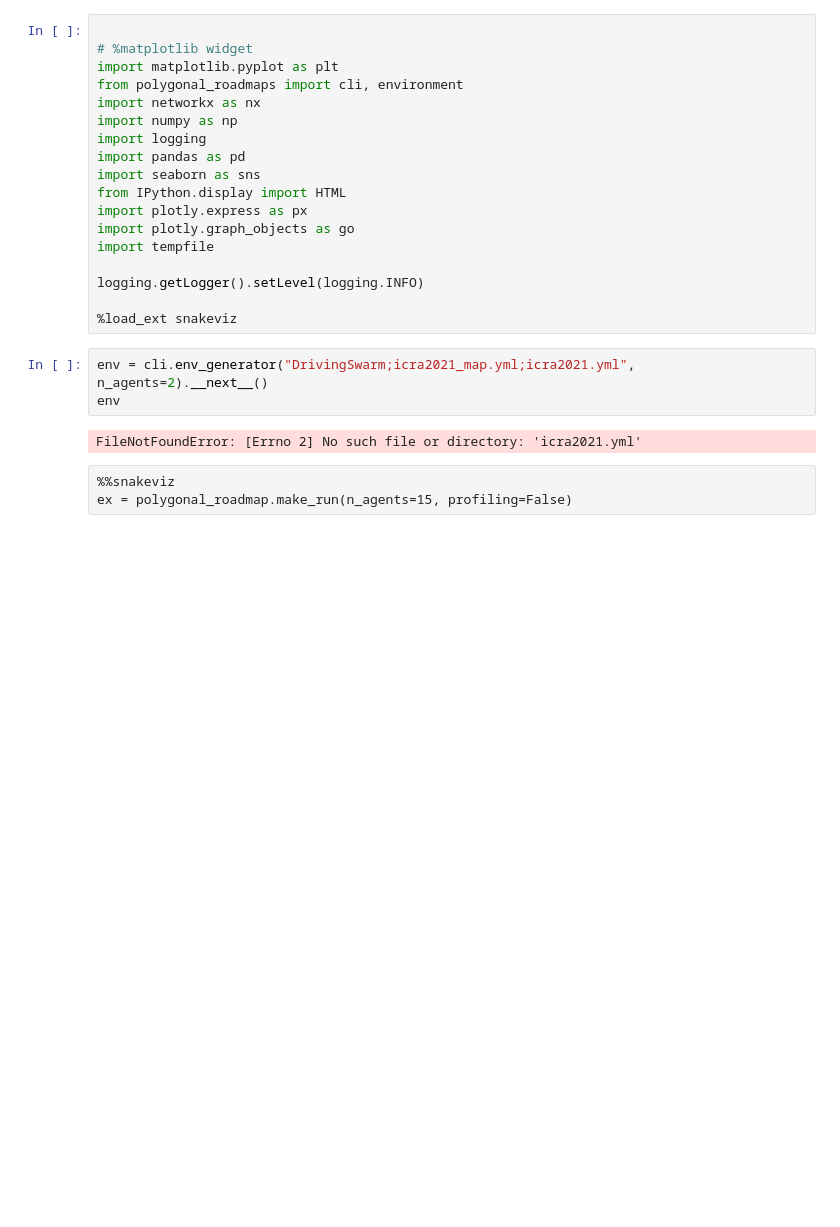
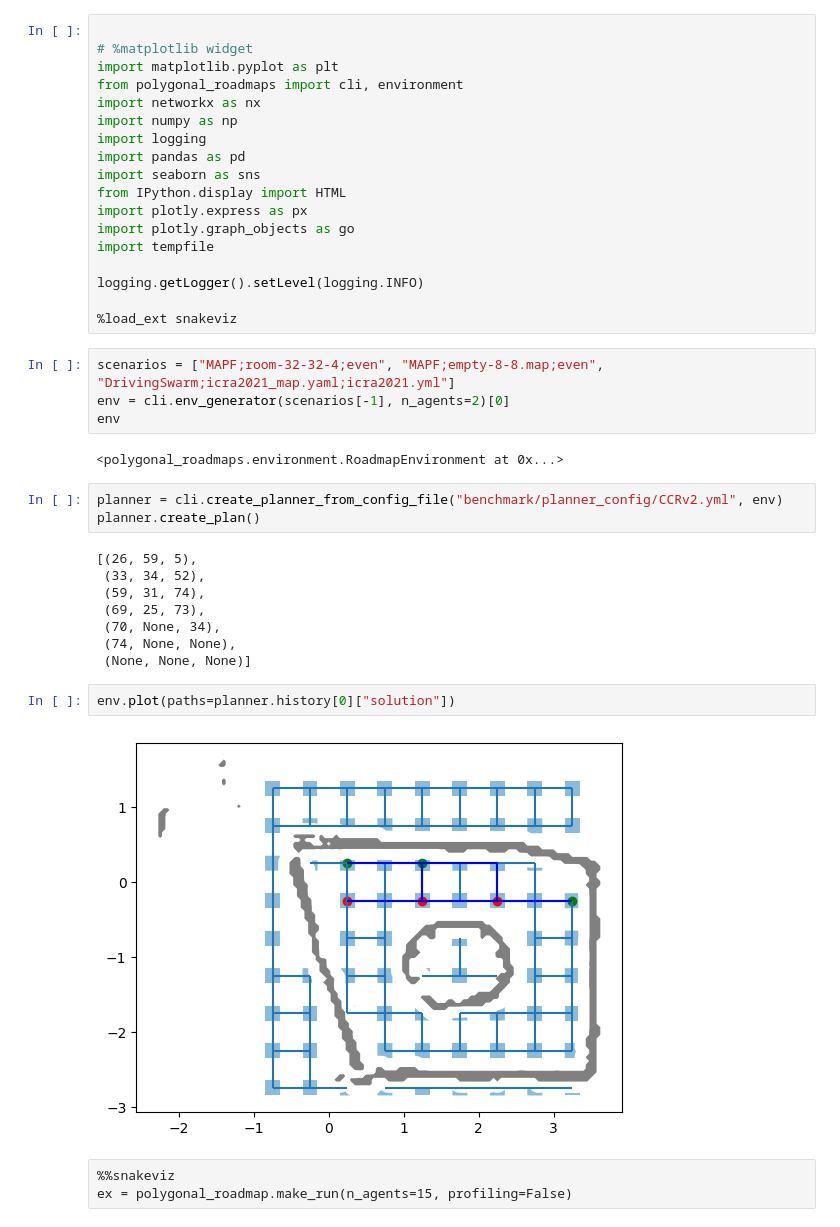
Before and after one commit to ovgu-FINken/polygonal_roadmaps, a Jupyter notebook: Pathfinding.ipynb, the cells around one changed output. Saved outputs shown, nothing was run; the diff lists cells and outputs as text; blank space fills up the shorter version.

Commit message:
Updating planning for CCRv2.

```diff
--- a/Pathfinding.ipynb
+++ b/Pathfinding.ipynb
@@ -19,10 +37,26 @@ logging.getLogger().setLevel(logging.INFO)
 
 %load_ext snakeviz
 # %%
-env = cli.env_generator("DrivingSwarm;icra2021_map.yml;icra2021.yml", n_agents=2).__next__()
+scenarios = ["MAPF;room-32-32-4;even", "MAPF;empty-8-8.map;even", "DrivingSwarm;icra2021_map.yaml;icra2021.yml"]
+env = cli.env_generator(scenarios[-1], n_agents=2)[0]
 env
 # %% [output]
-FileNotFoundError: [Errno 2] No such file or directory: 'icra2021.yml'
+<polygonal_roadmaps.environment.RoadmapEnvironment at 0x...>
+# %%
+planner = cli.create_planner_from_config_file("benchmark/planner_config/CCRv2.yml", env)
+planner.create_plan()
+# %% [output]
+[(26, 59, 5),
+ (33, 34, 52),
+ (59, 31, 74),
+ (69, 25, 73),
+ (70, None, 34),
+ (74, None, None),
+ (None, None, None)]
+# %%
+env.plot(paths=planner.history[0]["solution"])
+# %% [output]
+[figure, added]
 # %% [raw]
 %%snakeviz
 ex = polygonal_roadmap.make_run(n_agents=15, profiling=False)
```
Also changed, not shown: parts of 3 cells of this notebook, 5 other files.
